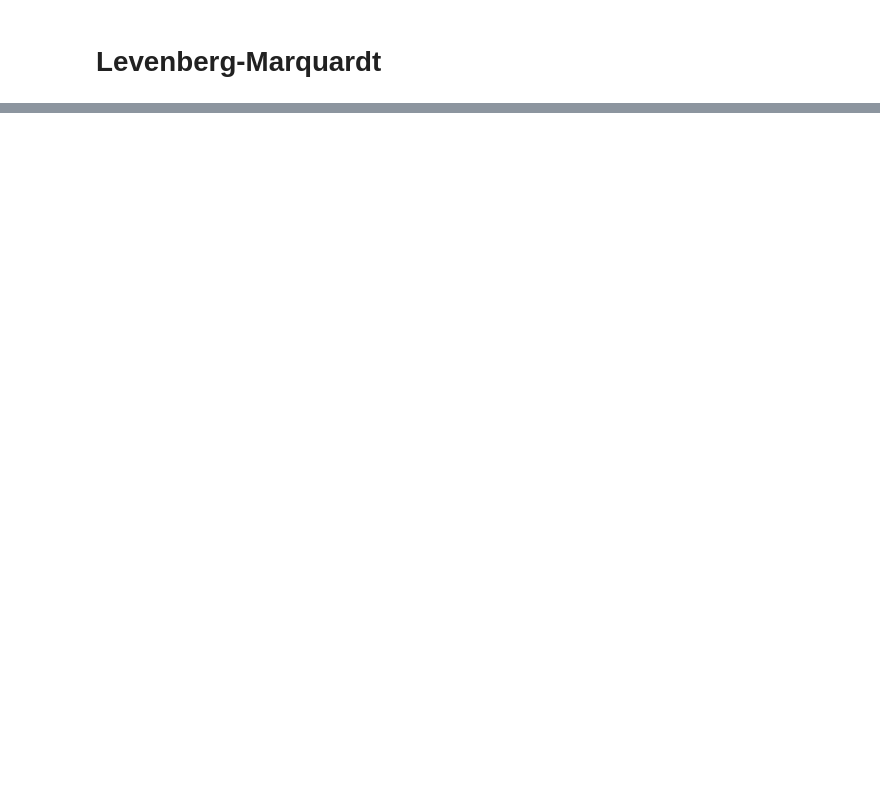
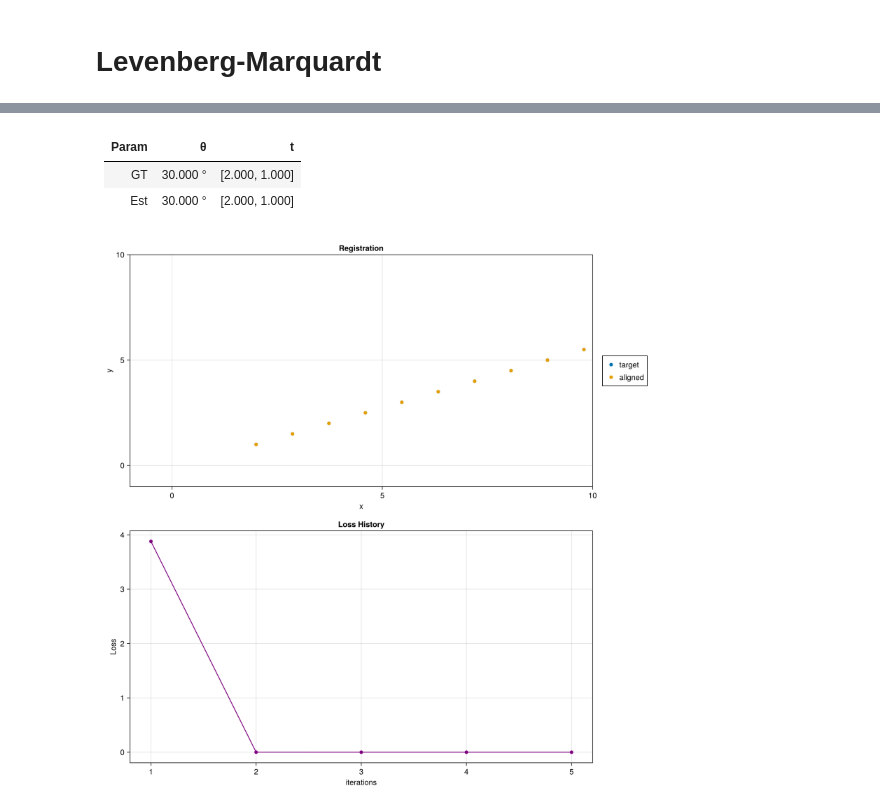
Before and after one commit to RickASprague/gh_notebooks, a Jupyter notebook: Registration.ipynb, the cells around one changed output, grey strips where cells are left out. Drawn from its saved outputs; the diff is of its cells as text; code cells hidden in the pictures; blank space fills up the shorter version.

```diff
--- a/Registration.ipynb
+++ b/Registration.ipynb
@@ -306,0 +250,49 @@ f
+# %%
+"""
+SE(2) Registration Levenberg Marquardt
+"""
+function se2_registration_lm(x, y, Σs; λ0=1e-4, iterations=10_000, λ_up = 10.0, λ_down = .1)
+    rv = Results(iterations=iterations)
+    ws = [[cholesky(inv(Σ)).L [0,0]; 0 0 1] for Σ ∈ Σs]
+    λ = λ0
+    for _ ∈ 1:iterations
+        g = zeros(1, 3)
+        H = zeros(3, 3)
+        loss = 0
+        for (px, py, W) ∈ zip(x, y, ws)
+            r = W * (py - rv.P_est * px)
+            J = W * rv.P_est * odot(px)
+            g += r' * J
+            H += J' * J
+            loss += r' * r
+        end
+
+        H += λ * I(3)
+        δξ = H \ g'
+        P_trial = rv.P_est * exp(hat(δξ))
+        trial_loss = 0.0
+        for (px, py, W) ∈ zip(x, y, ws)
+            r = W * (py - P_trial * px)
+            trial_loss += r' * r
+        end
+
+        if trial_loss < loss
+            rv.P_est = rv.P_est * exp(hat(δξ))
+            loss = trial_loss
+            λ *= λ_down
+        else
+            λ *= λ_up
+        end
+        push!(rv.history, copy(rv.P_est))
+        push!(rv.loss_history, loss)
+    end
+    return rv
+end
+
+render(se2_registration_lm(x, y, Σs; λ0=0, iterations=5))
+# %% [output]
+| Param |        θ |              t |
+| -----:| --------:| --------------:|
+|    GT | 30.000 ° | [2.000, 1.000] |
+|   Est | 30.000 ° | [2.000, 1.000] |
+[figure, added]
```
Also changed, not shown: parts of 19 cells of this notebook.
